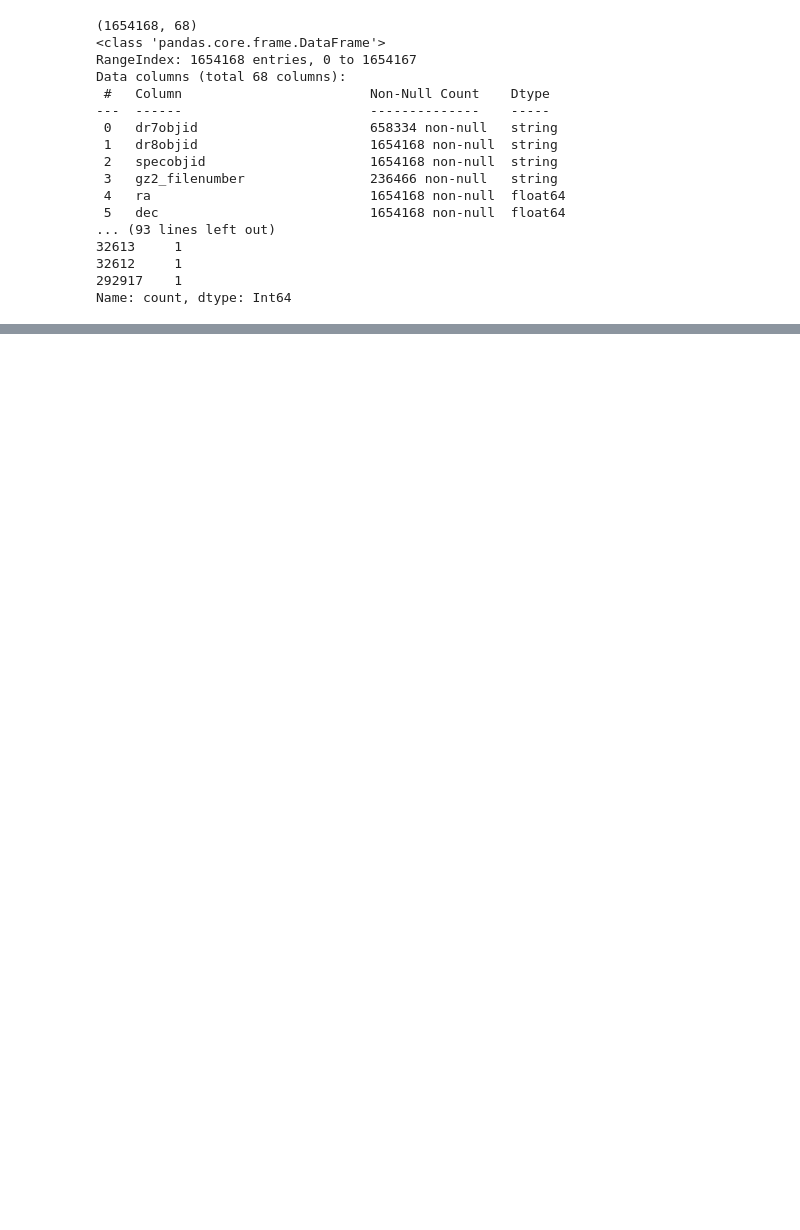
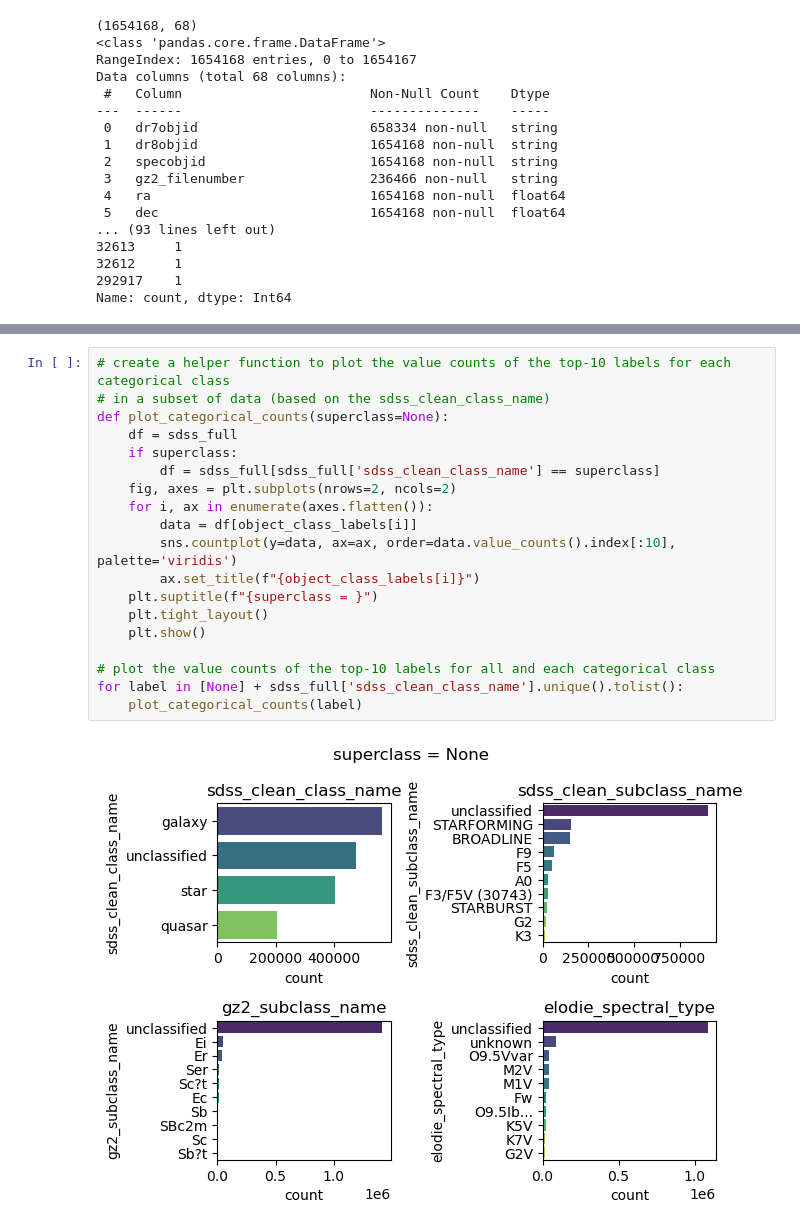
Before and after one commit to jspencermorris/galaxies_sdss, a Jupyter notebook: notebooks/jsm_eda_02.ipynb, the cells around one changed output, grey strips where cells are left out. Saved outputs shown, nothing was run; the diff lists cells and outputs as text; blank space fills up the shorter version.

```diff
--- a/notebooks/jsm_eda_02.ipynb
+++ b/notebooks/jsm_eda_02.ipynb
@@ -114,0 +152,21 @@ Name: count, dtype: float64
+# %%
+# create a helper function to plot the value counts of the top-10 labels for each categorical class
+# in a subset of data (based on the sdss_clean_class_name)
+def plot_categorical_counts(superclass=None):
+    df = sdss_full
+    if superclass:
+        df = sdss_full[sdss_full['sdss_clean_class_name'] == superclass]
+    fig, axes = plt.subplots(nrows=2, ncols=2)
+    for i, ax in enumerate(axes.flatten()):
+        data = df[object_class_labels[i]]
+        sns.countplot(y=data, ax=ax, order=data.value_counts().index[:10], palette='viridis')
+        ax.set_title(f"{object_class_labels[i]}")
+    plt.suptitle(f"{superclass = }")
+    plt.tight_layout()
+    plt.show()
+
+# plot the value counts of the top-10 labels for all and each categorical class
+for label in [None] + sdss_full['sdss_clean_class_name'].unique().tolist():
+    plot_categorical_counts(label)
+# %% [output]
+[figure, added]
```
Also changed, not shown: parts of 4 cells of this notebook.
